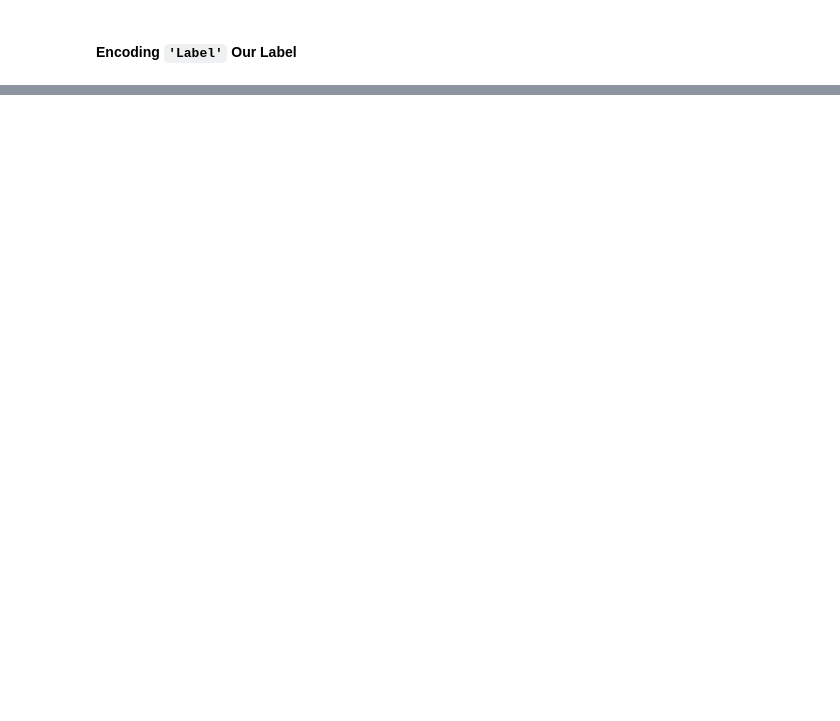
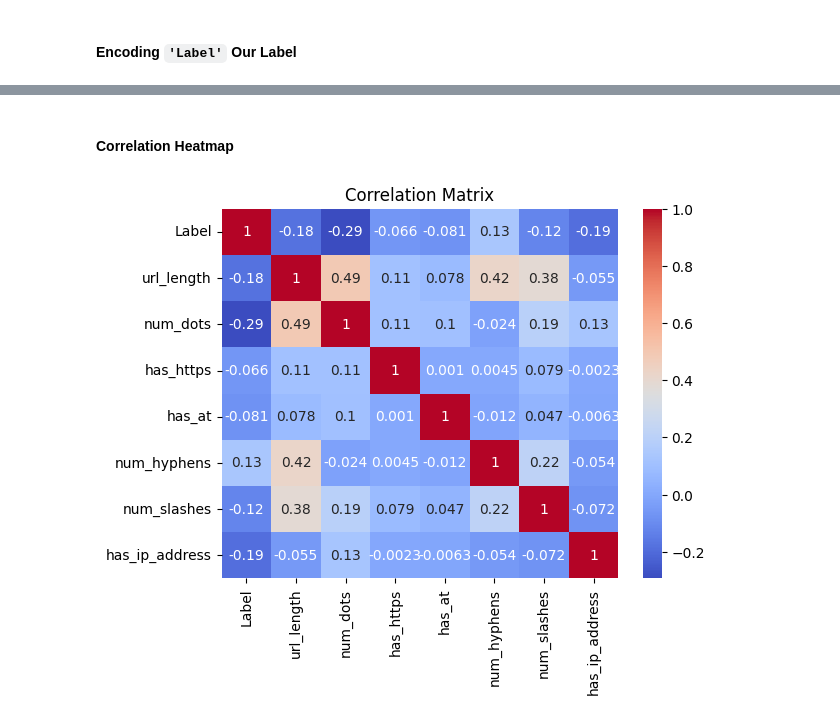
Before and after one commit to andresfigueroa282/Phishing-Website-Detection-Project, a Jupyter notebook: Phishing Website Detection Model.ipynb, the cells around one changed output, grey strips where cells are left out. Saved outputs shown, nothing was run; the diff lists cells and outputs as text; code cells hidden in the pictures; blank space fills up the shorter version.

```diff
--- a/Phishing Website Detection Model.ipynb
+++ b/Phishing Website Detection Model.ipynb
@@ -217,0 +231,11 @@ df['Label'] = df['Label'].map({'good': 1, 'bad': 0})
+# %% [markdown]
+#### Correlation Heatmap
+# %%
+df.drop(columns=['URL'], inplace=True)
+
+corr = df.corr()
+sns.heatmap(corr, annot=True, cmap='coolwarm')
+plt.title('Correlation Matrix')
+plt.show()
+# %% [output]
+[figure, added]
```
Also changed, not shown: parts of 14 cells of this notebook.
